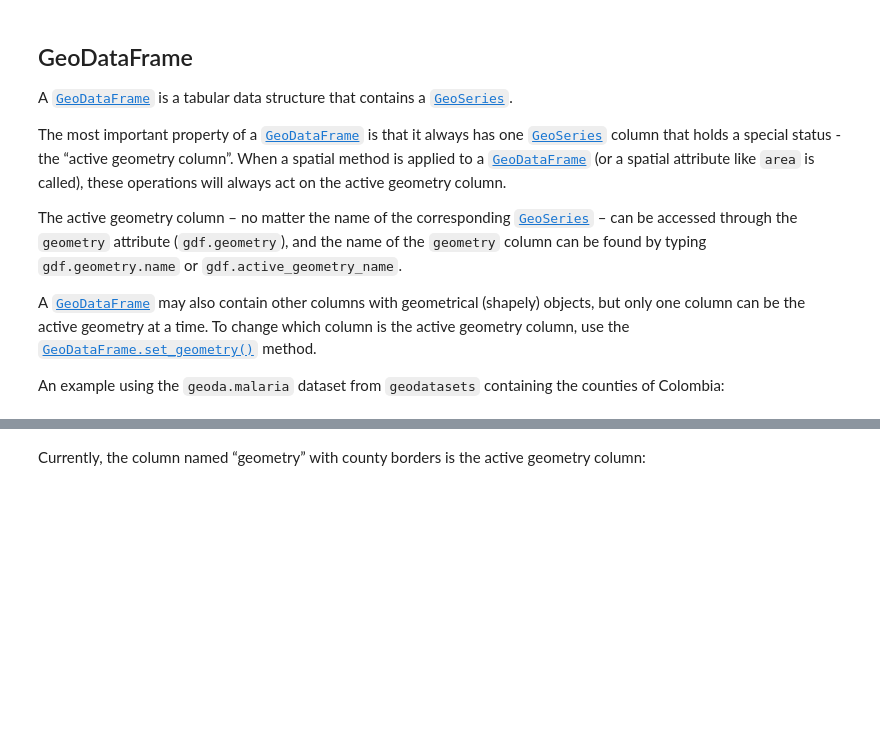
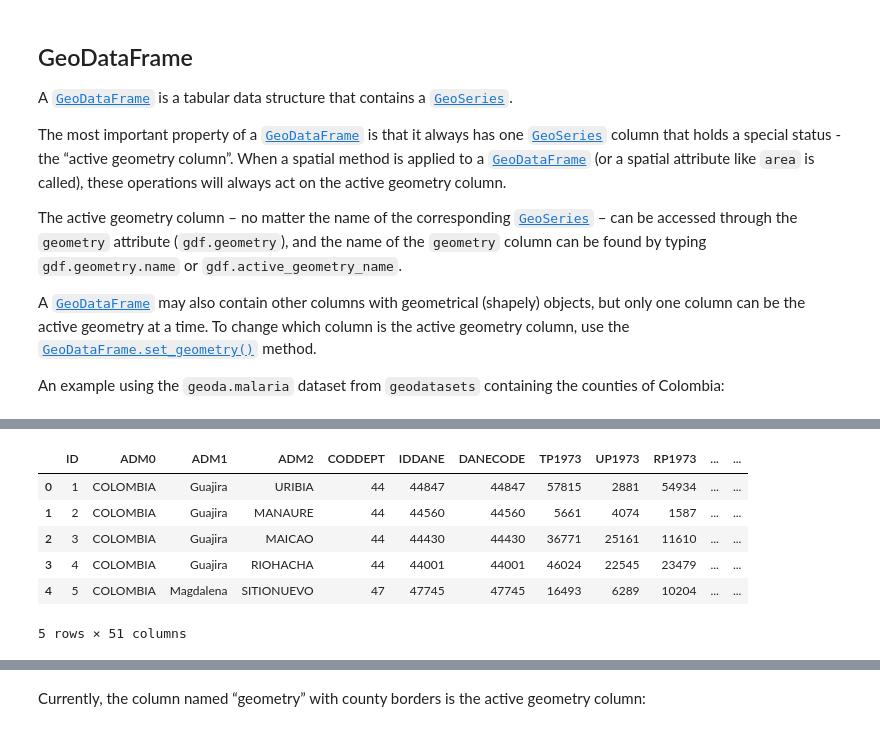
Before and after one commit to Francesco-Ghizzo/Data-Science, a Jupyter notebook: Python/GIS/GeoPandas/User Guide/Data structures.ipynb, the cells around one changed output, grey strips where cells are left out. Drawn from its saved outputs; the diff is of its cells as text; code cells hidden in the pictures; blank space fills up the shorter version.

```diff
--- a/Python/GIS/GeoPandas/User Guide/Data structures.ipynb
+++ b/Python/GIS/GeoPandas/User Guide/Data structures.ipynb
@@ -106,0 +89,10 @@ can be accessed through the <code>geometry</code> attribute (<code>gdf.geometry<
+# %%
+colombia.head()
+# %% [output]
+|  | ID | ADM0 | ADM1 | ADM2 | CODDEPT | IDDANE | DANECODE | TP1973 | UP1973 | RP1973 | ... | ... |
+| 0 | 1 | COLOMBIA | Guajira | URIBIA | 44 | 44847 | 44847 | 57815 | 2881 | 54934 | ... | ... |
+| 1 | 2 | COLOMBIA | Guajira | MANAURE | 44 | 44560 | 44560 | 5661 | 4074 | 1587 | ... | ... |
+| 2 | 3 | COLOMBIA | Guajira | MAICAO | 44 | 44430 | 44430 | 36771 | 25161 | 11610 | ... | ... |
+| 3 | 4 | COLOMBIA | Guajira | RIOHACHA | 44 | 44001 | 44001 | 46024 | 22545 | 23479 | ... | ... |
+| 4 | 5 | COLOMBIA | Magdalena | SITIONUEVO | 47 | 47745 | 47745 | 16493 | 6289 | 10204 | ... | ... |
+5 rows × 51 columns
```
Also changed, not shown: parts of 24 cells of this notebook.
